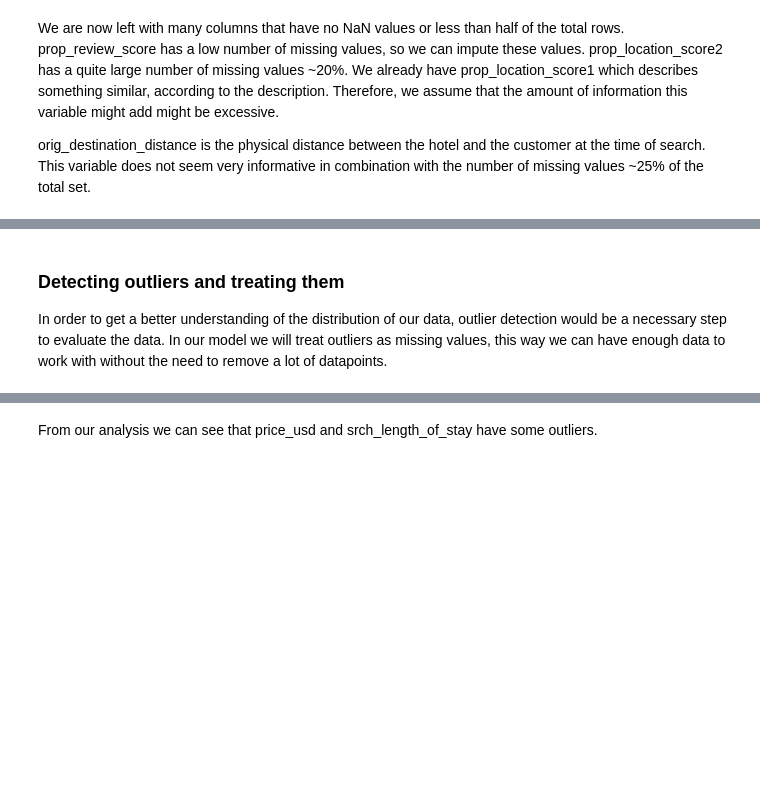
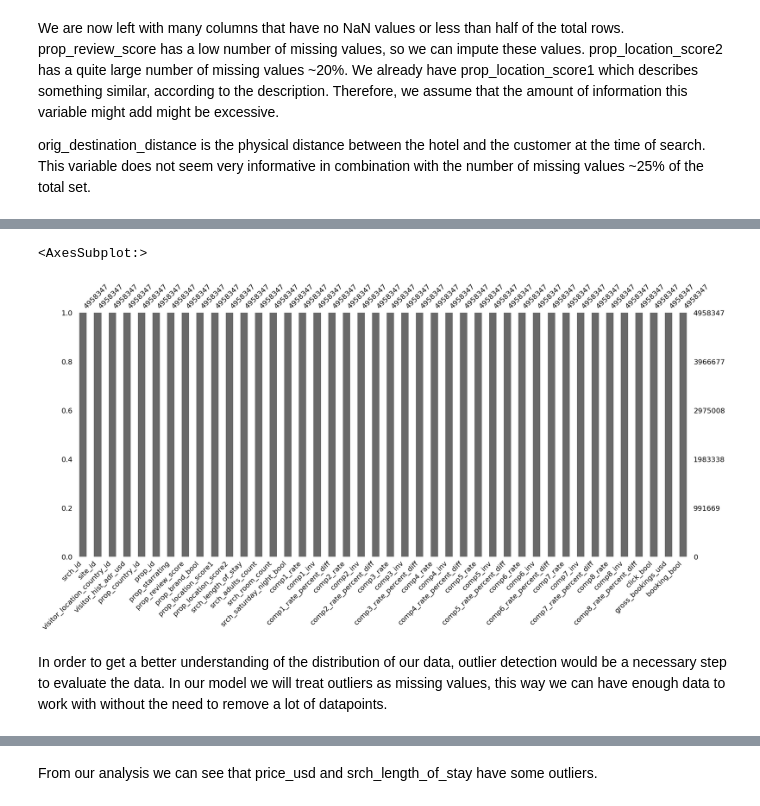
Before and after one commit to SoberZ/data-mining-techniques, a Jupyter notebook: A2/Feature_Engineering.ipynb, the cells around one changed output, grey strips where cells are left out. Cells and saved outputs as stored; diff of their text form; code cells hidden in the pictures; blank space fills up the shorter version.

```diff
--- a/A2/Feature_Engineering.ipynb
+++ b/A2/Feature_Engineering.ipynb
@@ -135,5 +120,28 @@ We are now left with many columns that have no NaN values or less than half of t
 
 orig_destination_distance is the physical distance between the hotel and the customer at the time of search. This variable does not seem very informative in combination with the number of missing values ~25% of the total set.
 # %%
-removing_cols = ["prop_location_score2", "orig_destination_distance"]
-clean_training = clean_training.drop(removing_cols, axis=1)
+removing_cols = ["price_usd", "prop_log_historical_price", "srch_children_count", "position", "srch_destination_id",
+                "orig_destination_distance", "promotion_flag", "random_bool",
+                 "srch_query_affinity_score", "srch_booking_window", "visitor_hist_starrating"]
+clean_training2 = training_samples.drop(removing_cols, axis=1)
+# %%
+# Fill missing competitor data with zeros
+cols = [c for c in clean_training2.columns if "comp" in c]
+clean_training2[cols] = clean_training2[cols].fillna(0)
+# %%
+rates = [col for col in clean_training2.columns if "_rate" in col and "percent" not in col and "rates" not in col]
+rate_percents = [col for col in clean_training2.columns if "_rate_" in col]
+invs = [col for col in clean_training2.columns if "_inv" in col]
+
+# Invs are clean
+for i in invs:
+    print(clean_training2[i].unique())
+
+# Rates are clean
+for i in rates:
+    print(clean_training2[i].unique())
+
+# Rates are over 100%, thus we clean those not in range.
+for i in rate_percents:
+    mean_value = clean_training2[clean_training2[i] <= 100][i].mean()
+    clean_training2.loc[clean_training2[i] > 100, i] = mean_value
@@ -140,4 +165,7 @@ clean_training = clean_training.drop(removing_cols, axis=1)
+# %%
+msno.bar(clean_training2)
+# %% [output]
+<AxesSubplot:>
+[figure, added]
 # %% [markdown]
-### Detecting outliers and treating them
-
 In order to get a better understanding of the distribution of our data, outlier detection would be a necessary step to evaluate the data. In our model we will treat outliers as missing values, this way we can have enough data to work with without the need to remove a lot of datapoints.
```
Also changed, not shown: parts of 52 cells of this notebook.
